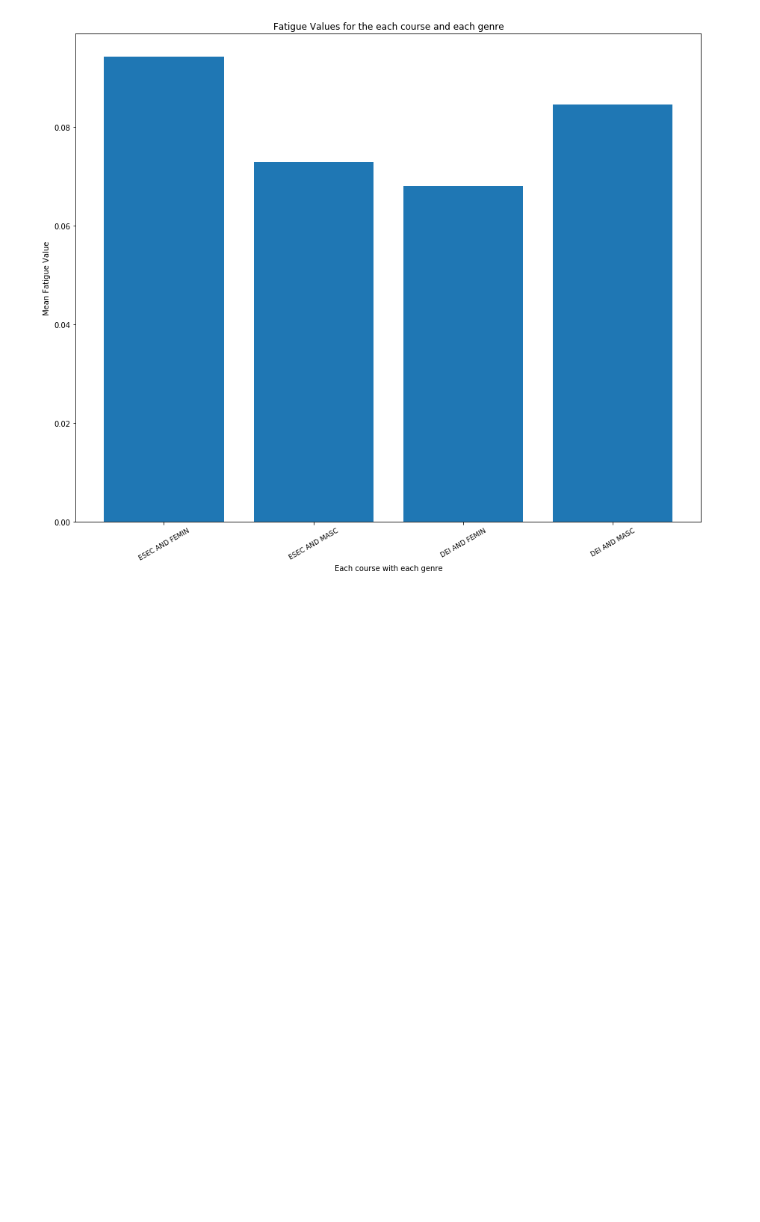
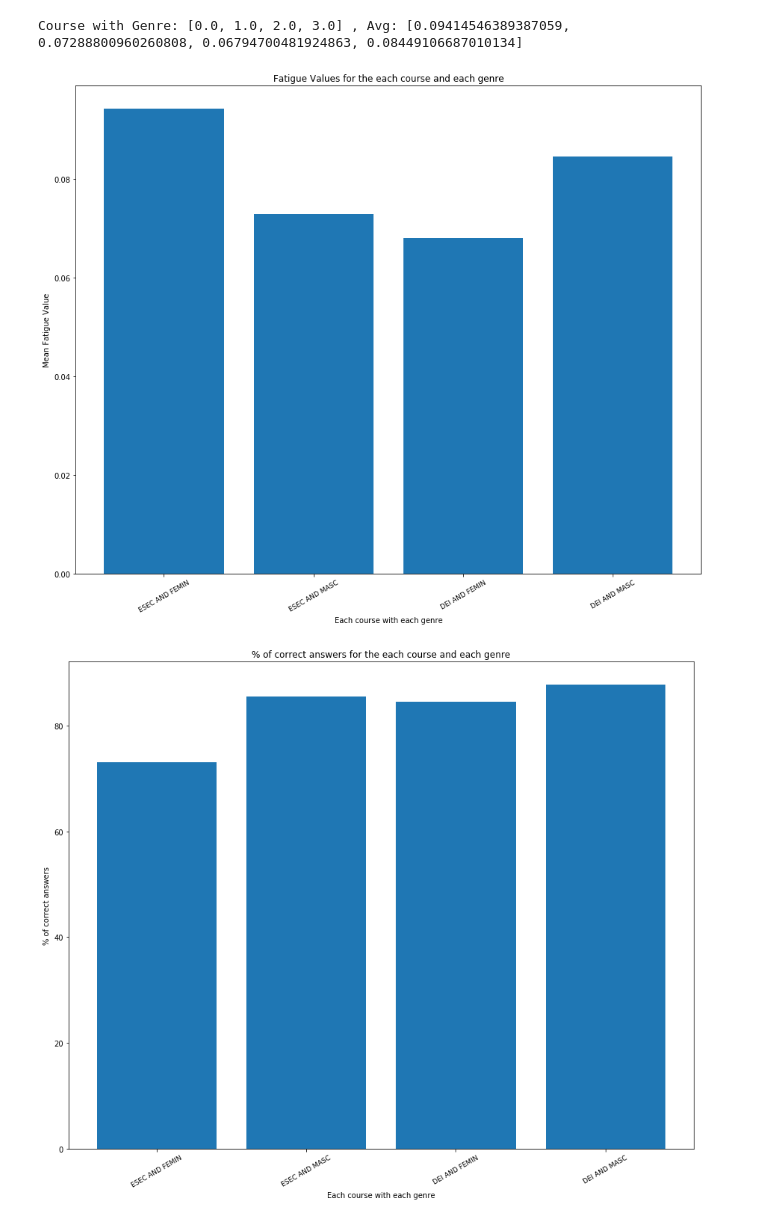
Before and after one commit to DanMartyns/Data-Mining-Assignment, a Jupyter notebook: ExtractFiles.ipynb, the cells around one changed output. Cells and saved outputs as stored; diff of their text form; code cells hidden in the pictures; blank space fills up the shorter version.

```diff
--- a/ExtractFiles.ipynb
+++ b/ExtractFiles.ipynb
@@ -73,40 +74,53 @@ print(dataY)
 
 avg = []
 course_genre = []
+correct = []
 
 group = dataX[:, 0]+dataX[:, 1]*2
 cg, count = np.unique(group, return_counts=True)
-correct = 0
-print(dataY)
 
 for t,c in zip(cg,count):
     validClass = (group == t) #True if it belongs to group genre/course
-    fadigue = validClass * dataX[:,2]
+    fadigue = validClass * data_trainX[:,2]
 
-    #correctAnswers = (dataY*validClass)
-    #print(correctAnswers)
-    #for ans in correctAnswers:
-    #    correct = sum(ans==True)
-    #print("Correct ",correct)
+    correctAnswers = validClass.T * data_trainY
+    percCorrectAnswers = correctAnswers.sum()/c
+    correct.append(percCorrectAnswers*100)
+
     avg.append(fadigue.sum()/c)
     course_genre.append(t)
 
 print('Course with Genre:',course_genre, ', Avg:', avg)
+# %% [output]
+Course with Genre: [0.0, 1.0, 2.0, 3.0] , Avg: [0.09414546389387059, 0.07288800960260808, 0.06794700481924863, 0.08449106687010134]
 # %%
 ################################
 #### PLOT INFO
 ################################
 
-# Plot the fatigue values for a specific person
+# Fatigue Values for the each course and each genre
 %matplotlib inline
+
 x = ['ESEC AND FEMIN','ESEC AND MASC', 'DEI AND FEMIN', 'DEI AND MASC']
 y = avg
 plt.figure(figsize=(15,12))
 plt.bar(x,y)
 plt.title("Fatigue Values for the each course and each genre")
 plt.xlabel('Each course with each genre')
 plt.xticks(fontsize=9 , rotation=30)
 plt.ylabel('Mean Fatigue Value')
 plt.show()
+
+# % of correct answers for the each course and each genre
+
+plt.figure(figsize=(15,12))
+y = correct
+plt.bar(x,y)
+plt.title("% of correct answers for the each course and each genre")
+plt.xlabel('Each course with each genre')
+plt.xticks(fontsize=9 , rotation=30)
+plt.ylabel('% of correct answers')
+plt.show()
 # %% [output]
 [figure]
+[figure, added]
```
Also changed, not shown: parts of 1 cell of this notebook.
